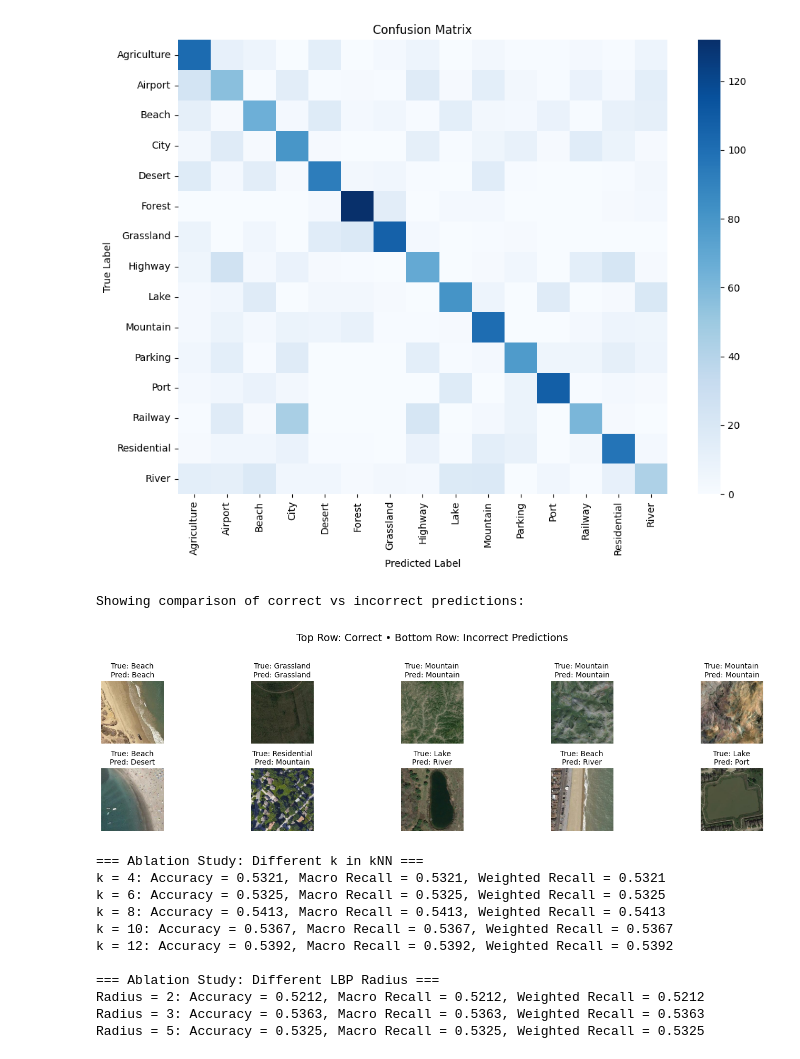
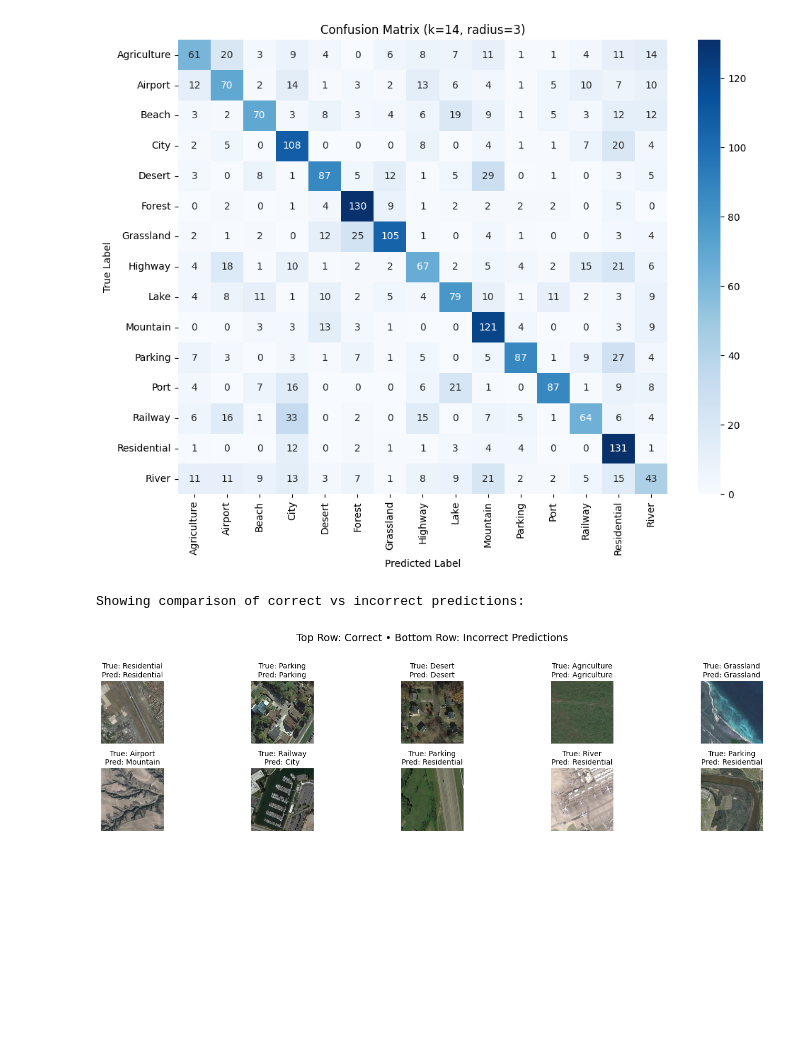
Before and after one commit to sam939z/COMP9517-Vistopia, a Jupyter notebook: LBP-KNN_5564055_YinghaoWang.ipynb, the cells around one changed output. Cells and saved outputs as stored; diff of their text form; code cells hidden in the pictures; blank space fills up the shorter version.

```diff
--- a/LBP-KNN_5564055_YinghaoWang.ipynb
+++ b/LBP-KNN_5564055_YinghaoWang.ipynb
@@ -124,7 +137,12 @@ def ablation_knn_k_comparison(X_train, y_train, X_test, y_test, class_names, k_l
 # %%
-# ======= 6. Ablation: 不同 LBP 半径 =======
-def ablation_lbp_radius_comparison(images, labels, radius_list=[2, 3, 5]):
+# ======= 6. Ablation: different LBP radii =======
+def ablation_lbp_radius_comparison(images, labels, radius_list=[1, 3, 5]):
     print("\n=== Ablation Study: Different LBP Radius ===")
+    best_radius = radius_list[0]
+    best_acc = 0
+    best_features = None
+    best_labels = None
+
     for radius in radius_list:
         points = radius * 8
         features = extract_lbp_features(images, radius=radius, points=points)
@@ -133,7 +151,7 @@ def ablation_lbp_radius_comparison(images, labels, radius_list=[2, 3, 5]):
         X_train = scaler.fit_transform(X_train)
         X_test = scaler.transform(X_test)
 
-        clf = KNeighborsClassifier(n_neighbors=5)
+        clf = KNeighborsClassifier(n_neighbors=16)
         clf.fit(X_train, y_train)
         y_pred = clf.predict(X_test)
 
@@ -141,8 +159,13 @@ def ablation_lbp_radius_comparison(images, labels, radius_list=[2, 3, 5]):
         macro = recall_score(y_test, y_pred, average='macro')
         weighted = recall_score(y_test, y_pred, average='weighted')
         print(f"Radius = {radius}: Accuracy = {acc:.4f}, Macro Recall = {macro:.4f}, Weighted Recall = {weighted:.4f}")
+
+        if acc > best_acc:
+            best_acc = acc
+            best_radius = radius
+            best_features = (features, labels)
+    return best_radius, best_features
 # %%
-# ======= 7. 主程序 =======
 def main():
     dataset_path = "/kaggle/input/skyview-an-aerial-landscape-dataset/Aerial_Landscapes"
 
@@ -151,40 +174,34 @@ def main():
     )
     print(f"Training: {len(train_images)}, Test: {len(test_images)}")
 
-    # 特征提取
-    print("\nExtracting LBP features...")
-    X_train = extract_lbp_features(train_images, radius=LBP_RADIUS, points=LBP_POINTS)
-    X_test = extract_lbp_features(test_images, radius=LBP_RADIUS, points=LBP_POINTS)
+    all_images = train_images + test_images
+    all_labels = train_labels + test_labels
 
-    # 标准化
+    # Step 1: Ablation to get best LBP radius
+    best_radius, (all_features, all_labels) = ablation_lbp_radius_comparison(all_images, all_labels)
+    best_points = best_radius * 8
+
+    # Step 2: Use best LBP radius to split and extract features
+    X_train, X_test, y_train, y_test = train_test_split(all_features, all_labels, test_size=TEST_SIZE, stratify=all_labels)
     scaler = StandardScaler()
     X_train = scaler.fit_transform(X_train)
     X_test = scaler.transform(X_test)
-    y_train = np.array(train_labels)
-    y_test = np.array(test_labels)
 
-    # 模型训练
-    print("\nTraining kNN classifier...")
-    clf = KNeighborsClassifier(n_neighbors=N_NEIGHBORS)
+    # Step 3: Ablation to get best k
+    best_k, _ = ablation_knn_k_comparison(X_train, y_train, X_test, y_test, class_names)
+
+    print(f"\n[INFO] Final Parameters Used: k = {best_k}, LBP radius = {best_radius}")
+    print("\n=== Final Evaluation Based on Best Parameters ===")
+    clf = KNeighborsClassifier(n_neighbors=best_k)
     clf.fit(X_train, y_train)
     y_pred = clf.predict(X_test)
 
-    # 模型评估
-    evaluate_model(y_test, y_pred, class_names)
+    evaluate_model(y_test, y_pred, class_names, best_k, best_radius)
 
-    # 展示对比图
+    # Optional: Visualize correct vs incorrect
     print("\nShowing comparison of correct vs incorrect predictions:")
-    show_comparison_examples(test_images, y_test, y_pred, num=5)
-
-    # Ablation: k 对比
-    ablation_knn_k_comparison(X_train, y_train, X_test, y_test, class_names)
-
-    # Ablation: LBP radius 对比
-    all_images = train_images + test_images
-    all_labels = train_labels + test_labels
-    ablation_lbp_radius_comparison(all_images, all_labels, radius_list=[2, 3, 5])
-
-# ======= 启动入口 =======
+    show_comparison_examples([all_images[i] for i in range(len(all_labels)) if all_labels[i] in y_test],
+                             y_test, y_pred, num=5)
 if __name__ == "__main__":
     main()
 # %% [output]
@@ -208,14 +225,3 @@ weighted avg       0.53      0.53      0.53      2400
-[figure, old version]
+[figure, new version]
 Showing comparison of correct vs incorrect predictions:
-[figure, old version]
+[figure, new version]
-=== Ablation Study: Different k in kNN ===
-k = 4: Accuracy = 0.5321, Macro Recall = 0.5321, Weighted Recall = 0.5321
-k = 6: Accuracy = 0.5325, Macro Recall = 0.5325, Weighted Recall = 0.5325
-k = 8: Accuracy = 0.5413, Macro Recall = 0.5413, Weighted Recall = 0.5413
-k = 10: Accuracy = 0.5367, Macro Recall = 0.5367, Weighted Recall = 0.5367
-k = 12: Accuracy = 0.5392, Macro Recall = 0.5392, Weighted Recall = 0.5392
-
-=== Ablation Study: Different LBP Radius ===
-Radius = 2: Accuracy = 0.5212, Macro Recall = 0.5212, Weighted Recall = 0.5212
-Radius = 3: Accuracy = 0.5363, Macro Recall = 0.5363, Weighted Recall = 0.5363
-Radius = 5: Accuracy = 0.5325, Macro Recall = 0.5325, Weighted Recall = 0.5325
```
Also changed, not shown: parts of 8 cells of this notebook.
